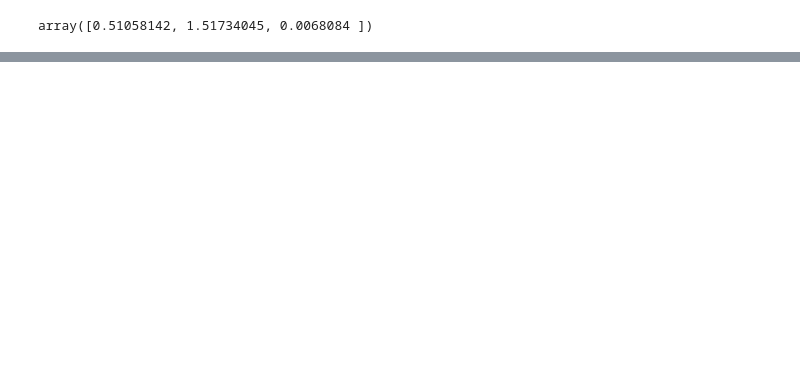
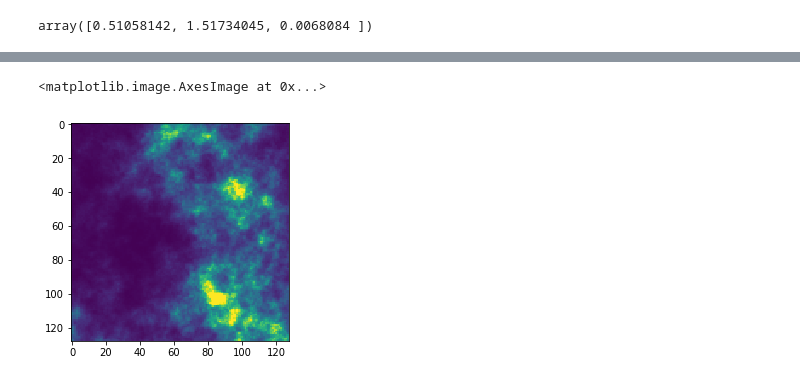
Before and after one commit to MBates92/Scripts, a Jupyter notebook: Generating fbm field dataset for CNN training..ipynb, the cells around one changed output, grey strips where cells are left out. Cells and saved outputs as stored; diff of their text form; code cells hidden in the pictures; blank space fills up the shorter version.

```diff
--- a/Generating fbm field dataset for CNN training..ipynb
+++ b/Generating fbm field dataset for CNN training..ipynb
@@ -88,2 +101,5 @@ dbfile.close()
 # %%
-plt.imshow(DATA[0][0])
+plt.imshow(DATA[1][0])
+# %% [output]
+<matplotlib.image.AxesImage at 0x...>
+[figure, added]
```
Also changed, not shown: parts of 3 cells of this notebook.
